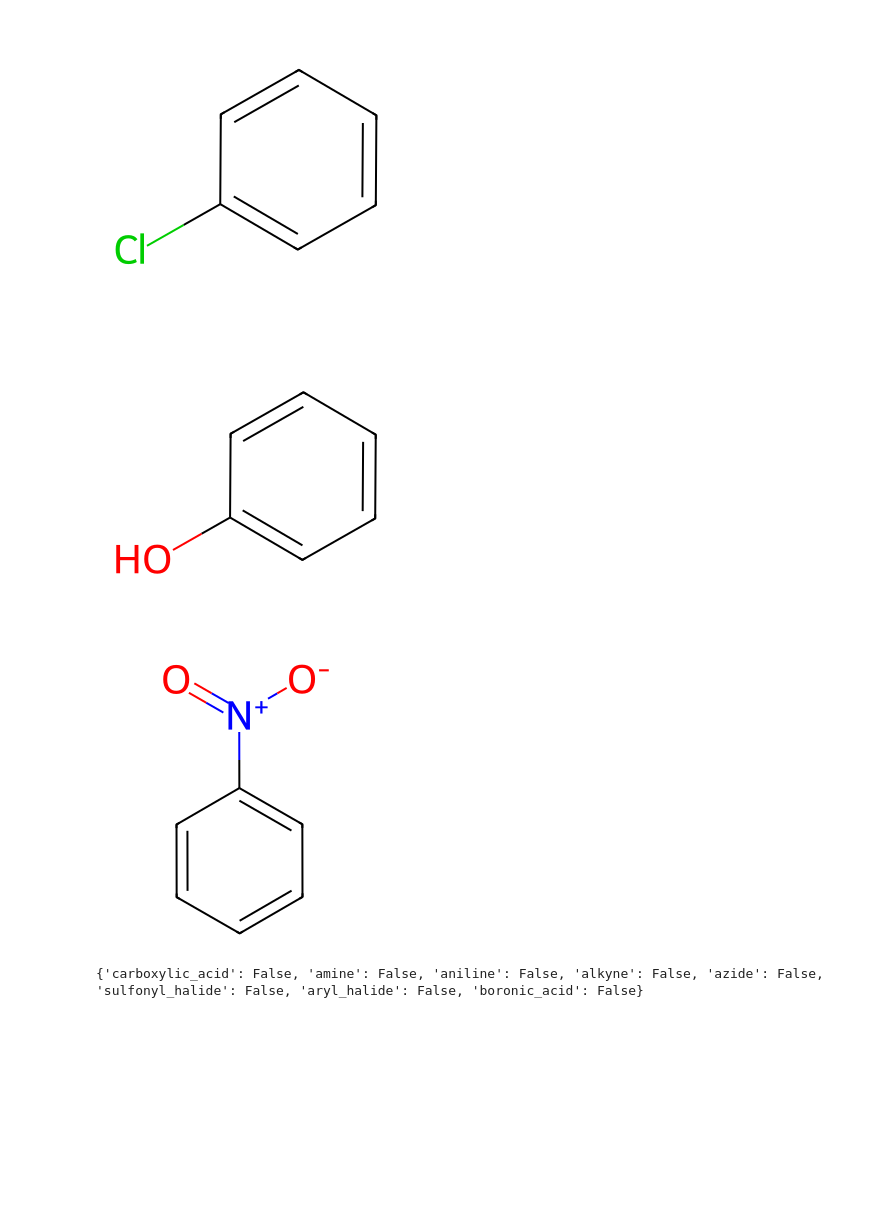
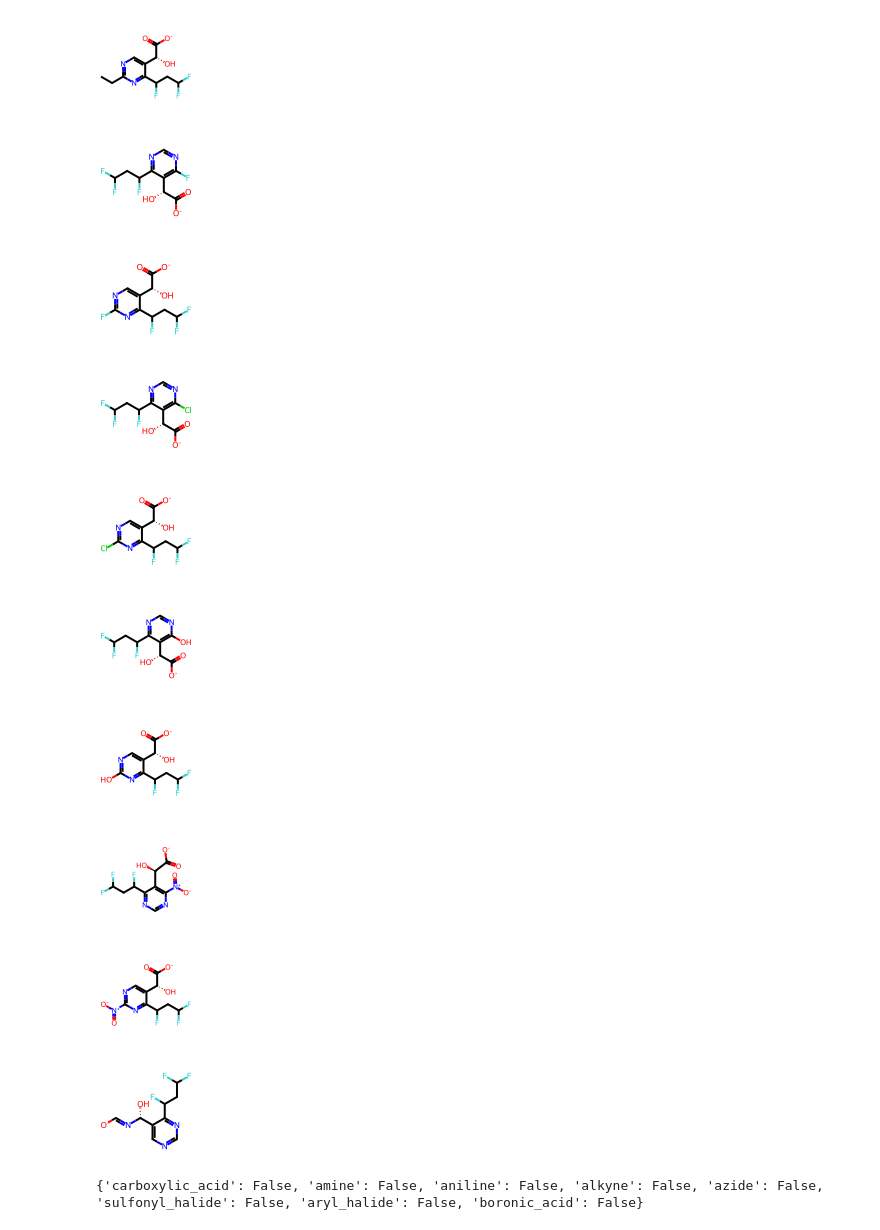
Before and after one commit to molecule-generator-collection/ChemTSv3, a Jupyter notebook: sandbox/test.ipynb, the cells around one changed output. Drawn from its saved outputs; the diff is of its cells as text; code cells hidden in the pictures; blank space fills up the shorter version.

```diff
--- a/sandbox/test.ipynb
+++ b/sandbox/test.ipynb
@@ -9,7 +9,8 @@ from rdkit import Chem
 from rdkit.Chem import AllChem
 from utils import draw_mol
 
-mol = Chem.MolFromSmiles("c1ccccc1")
+# mol = Chem.MolFromSmiles("c1ccccc1")
+mol = Chem.MolFromSmiles("O[C@H](c1cncnc1C(CC(F)F)F)C(=O)[O-]")
 
 smarts_list = [
     "[cH:1]>>[c:1]C", "[cH:1]>>[c:1]CC", "[cH:1]>>[c:1]F", "[cH:1]>>[c:1]Cl", "[cH:1]>>[c:1]O", "[cH:1]>>[c:1][N+](=O)[O-]", # benzene-derivative
@@ -30,7 +31,7 @@ for smarts in smarts_list:
             for p in ps:
                 generated_mols.append(p)
     except:
-        print("failed: " + smarts)
+        continue
 
 unique_smiles = set()
 unique_mols = []
@@ -42,5 +43,5 @@ for mol in generated_mols:
         unique_mols.append(mol)
 
 for mol in unique_mols:
-    draw_mol(mol)
+    draw_mol(mol, 100, 100)
 # %% [output]
@@ -50,6 +51,13 @@ for mol in unique_mols:
-[figure, old version]
+[figure, new version]
-[figure, old version]
+[figure, new version]
-[figure, old version]
+[figure, new version]
+[figure, added]
+[figure, added]
+[figure, added]
+[figure, added]
+[figure, added]
+[figure, added]
+[figure, added]
 # %%
 from rdkit import Chem
 from ClickReaction import AlkalineEsterHydrolysis, AmideCoupling, AmideCouplingWithAnilines, BocRemoval, CuAAC, FmocRemoval, SulfonAmideFormation, SuzukiMiyaura
```
Also changed, not shown: parts of 1 cell of this notebook, 6 other files.
